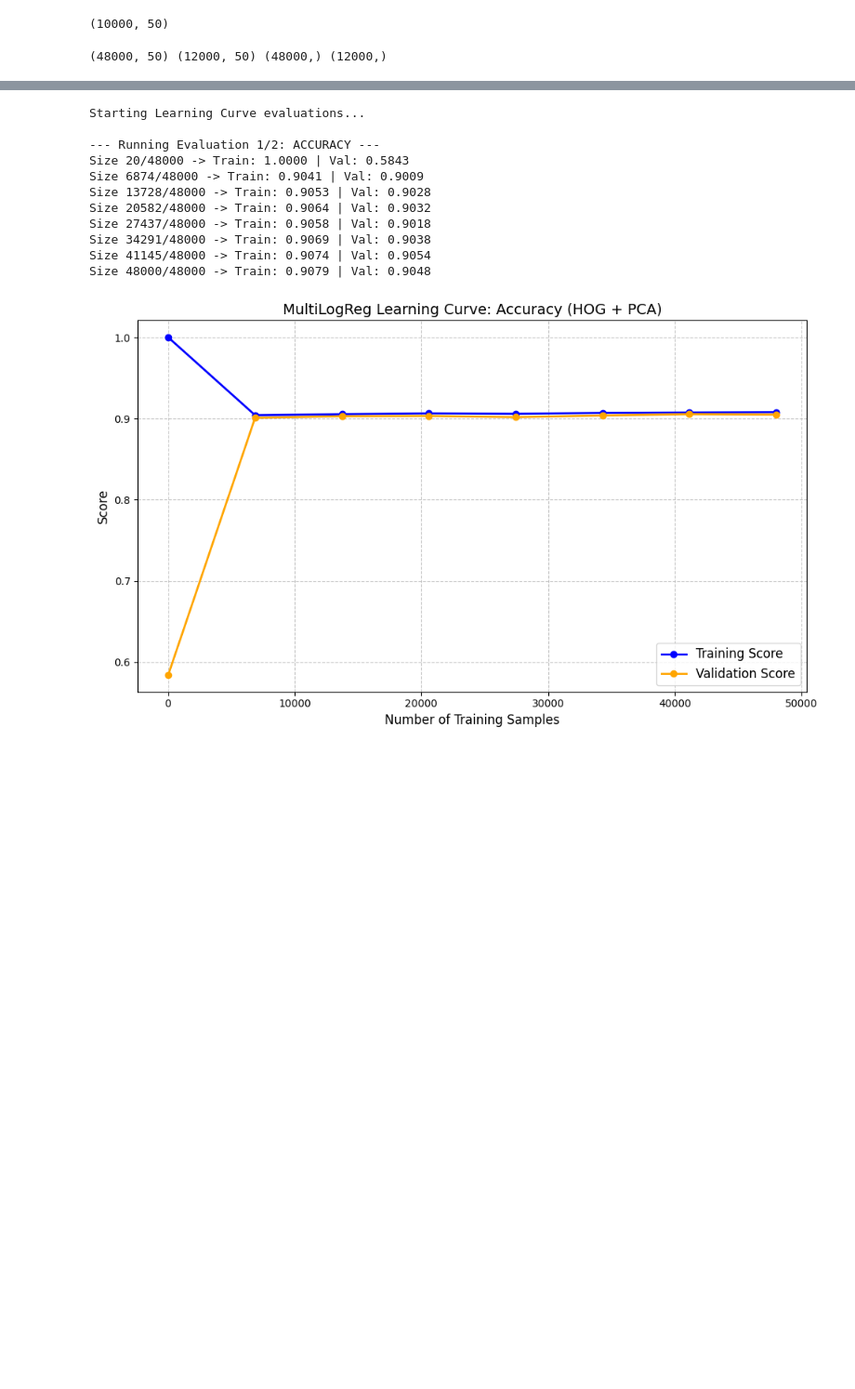
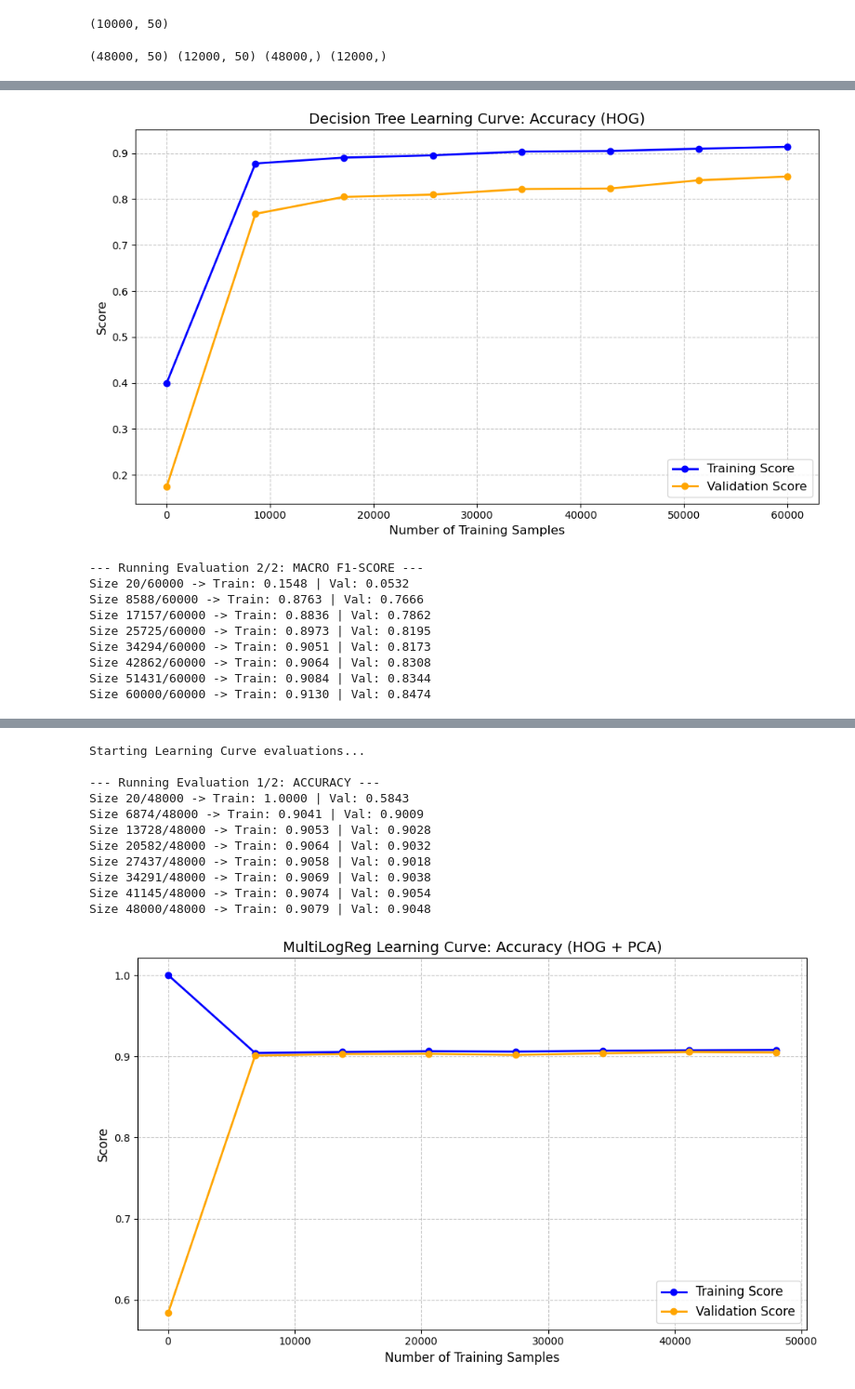
Before and after one commit to adhamthearray/Machine-Learning-Number-Classification_MNIST, a Jupyter notebook: Multi.ipynb, the cells around one changed output, grey strips where cells are left out. Shown at 93% size. Drawn from its saved outputs; the diff is of its cells as text; code cells hidden in the pictures; blank space fills up the shorter version.

Commit message:
Added VGG + hyperparam tuning + overfitting underfitting analysis for DT

```diff
--- a/Multi.ipynb
+++ b/Multi.ipynb
@@ -19,6 +20,6 @@ from diagnosis_curves import analysis_curves
 # %%
 #Download Data
-(X_train, y_train), (X_test, y_test) = keras.datasets.mnist.load_data()
+(X_train, y_train_O), (X_test, y_test) = keras.datasets.mnist.load_data()
 # %%
 # Normalize
 X_train = X_train / 255.0
@@ -57,5 +58,11 @@ X_test_hog_pca = pca.transform(X_test_HOG)
 print(X_test_hog_pca.shape)
 # %% [output]
 (10000, 50)
+# %%
+vgg_train = np.load("vgg16_gap_train.npz")
+vgg_test  = np.load("vgg16_gap_test.npz")
+
+X_train_vgg, y_train = vgg_train["X"], vgg_train["y"]
+X_test_vgg, y_test   = vgg_test["X"], vgg_test["y"]
 # %%
 X_train, X_val, y_train, y_val = train_test_split(
@@ -256,0 +194,9 @@ weighted avg       0.94      0.94      0.94     10000
+# %%
+#Decision Tree CNN results
+dt = DecisionTree(**best_params)
+
+dt.fit(X_train_vgg , y_train_O)
+predictions = dt.predict(X_test_vgg)
+print(classification_report(
+    y_test, predictions,
+))
@@ -256,0 +220,53 @@ weighted avg       0.94      0.94      0.94     10000
+# %%
+#Decision Tree overfitting underfitting analysis
+print("Starting Decision Tree Learning Curve evaluations...\n")
+
+def train_dt_hog(X_subset, y_subset):
+    model = DecisionTree(
+        maxDepth=15,
+        minSamplesSplit=20,
+        minSampleLeafs=1,
+        criterion="entropy",
+        maxFeatures="sqrt",
+        randomState=42
+    )
+    model.fit(X_subset, y_subset)
+    return model
+
+def predict_dt_hog(model, X):
+    return model.predict(X)
+
+def metric_acc(y_true, y_pred):
+    return accuracy_score(y_true, y_pred)
+
+def metric_f1_macro(y_true, y_pred):
+    return f1_score(y_true, y_pred, average="macro")
+
+
+print("--- Running Evaluation 1/2: ACCURACY ---")
+subset_sizes_acc, train_trends_acc, val_trends_acc = analysis_curves(
+    X_train=X_train_HOG,
+    y_train=y_train_O,
+    X_val=X_test_HOG,
+    y_val=y_test,
+    train_fn=train_dt_hog,
+    predict_fn=predict_dt_hog,
+    metric_fn=metric_acc,
+    num_steps=8,
+    title="Decision Tree Learning Curve: Accuracy (HOG)"
+)
+
+
+print("\n--- Running Evaluation 2/2: MACRO F1-SCORE ---")
+subset_sizes_f1, train_trends_f1, val_trends_f1 = analysis_curves(
+    X_train=X_train_HOG,
+    y_train=y_train_O,
+    X_val=X_test_HOG,
+    y_val=y_test,
+    train_fn=train_dt_hog,
+    predict_fn=predict_dt_hog,
+    metric_fn=metric_f1_macro,
+    num_steps=8,
+    title="Decision Tree Learning Curve: Macro F1-Score (HOG)"
+)
+# %% [output]
@@ -256,0 +284,10 @@ weighted avg       0.94      0.94      0.94     10000
+[figure, added]
+--- Running Evaluation 2/2: MACRO F1-SCORE ---
+Size 20/60000 -> Train: 0.1548 | Val: 0.0532
+Size 8588/60000 -> Train: 0.8763 | Val: 0.7666
+Size 17157/60000 -> Train: 0.8836 | Val: 0.7862
+Size 25725/60000 -> Train: 0.8973 | Val: 0.8195
+Size 34294/60000 -> Train: 0.9051 | Val: 0.8173
+Size 42862/60000 -> Train: 0.9064 | Val: 0.8308
+Size 51431/60000 -> Train: 0.9084 | Val: 0.8344
+Size 60000/60000 -> Train: 0.9130 | Val: 0.8474
```
Also changed, not shown: parts of 8 cells of this notebook, 1 other file.
